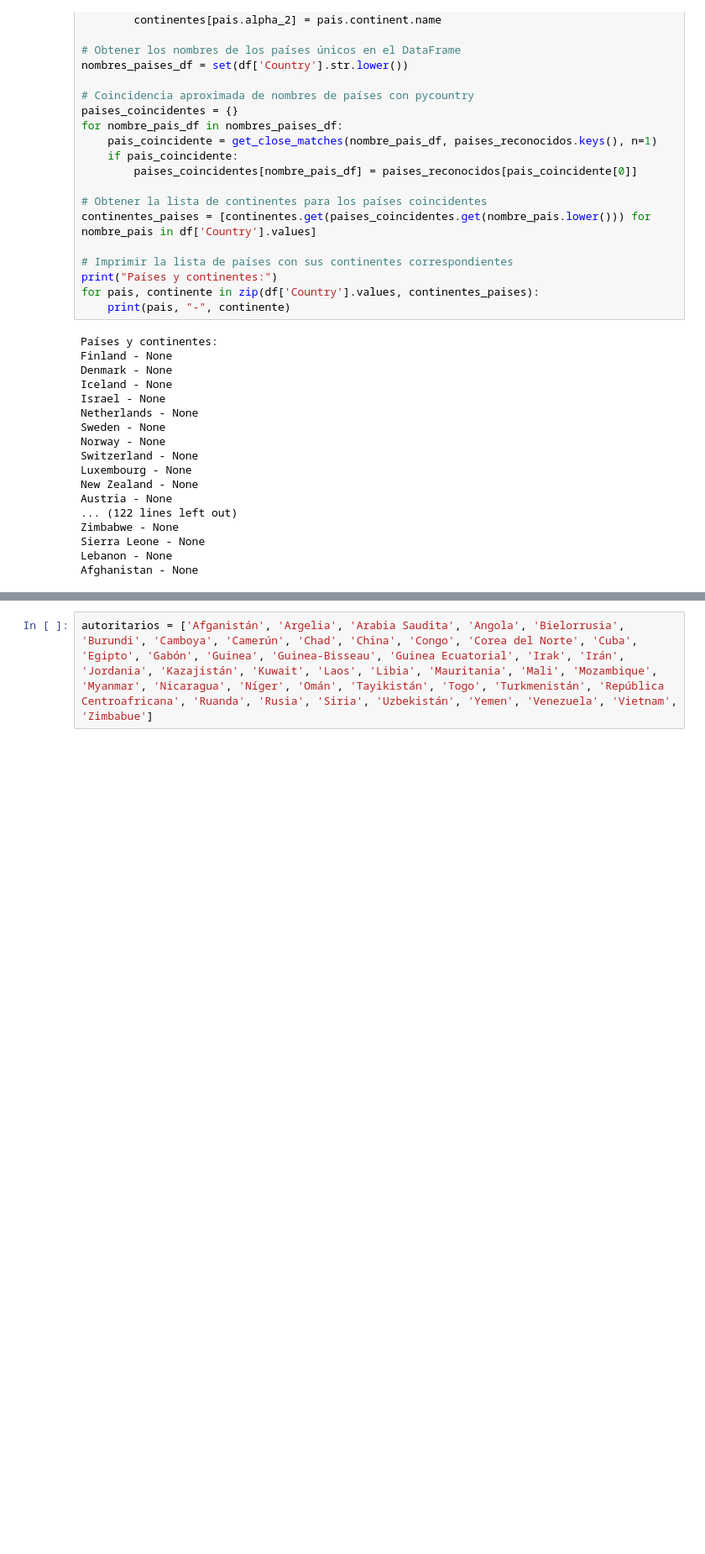
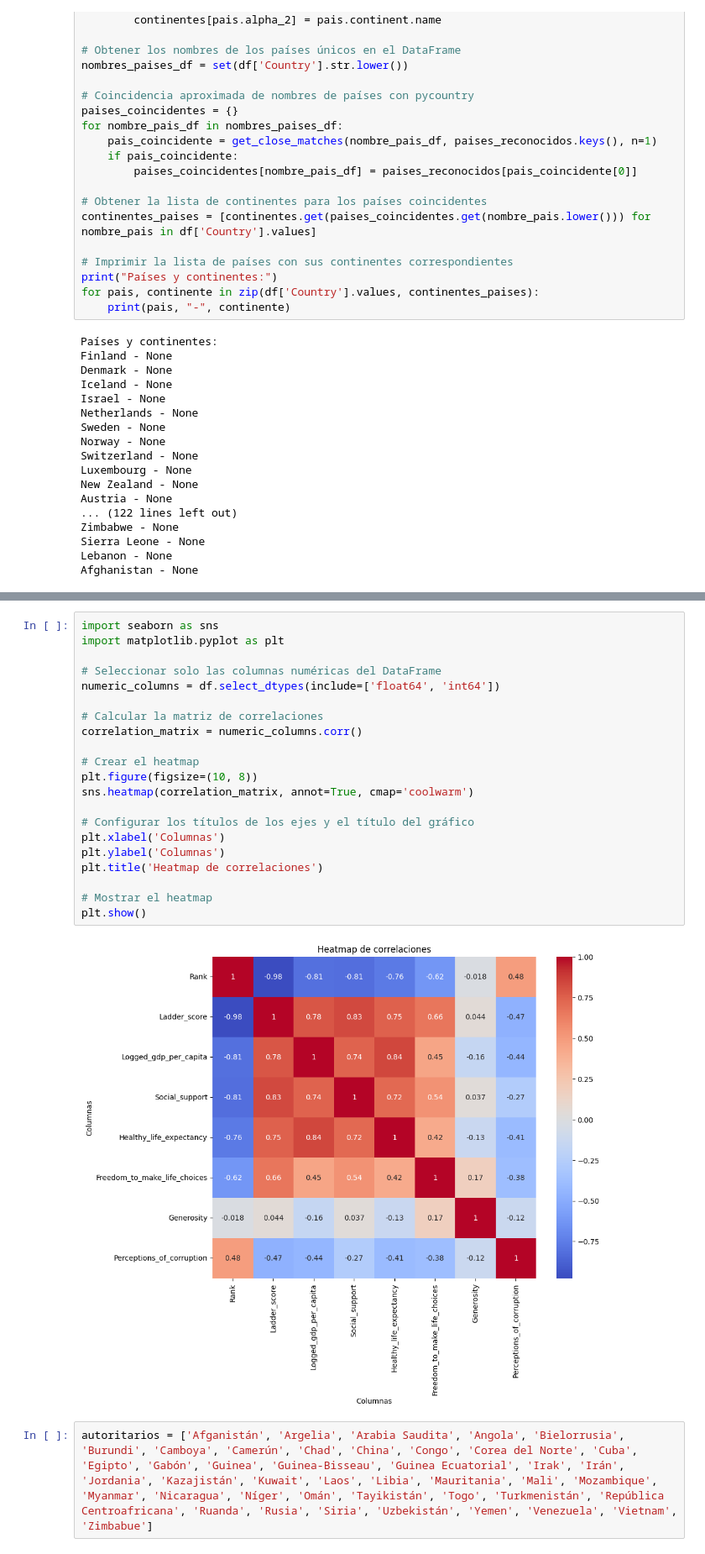
Before and after one commit to jose-luis666/w8-final_project, a Jupyter notebook: Untitled-2.ipynb, the cells around one changed output, grey strips where cells are left out. Shown: that part at 84% size. Drawn from its saved outputs; the diff is of its cells as text; blank space fills up the shorter version.

Commit message:
sigo con correlaciones

```diff
--- a/Untitled-2.ipynb
+++ b/Untitled-2.ipynb
@@ -387,3 +659,26 @@ Media Perceptions of Corruption: 0.7254014598540146
+# %%
+import seaborn as sns
+import matplotlib.pyplot as plt
+
+# Seleccionar solo las columnas numéricas del DataFrame
+numeric_columns = df.select_dtypes(include=['float64', 'int64'])
+
+# Calcular la matriz de correlaciones
+correlation_matrix = numeric_columns.corr()
+
+# Crear el heatmap
+plt.figure(figsize=(10, 8))
+sns.heatmap(correlation_matrix, annot=True, cmap='coolwarm')
+
+# Configurar los títulos de los ejes y el título del gráfico
+plt.xlabel('Columnas')
+plt.ylabel('Columnas')
+plt.title('Heatmap de correlaciones')
+
+# Mostrar el heatmap
+plt.show()
+# %% [output]
+[figure, added]
 # %%
 autoritarios = ['Afganistán', 'Argelia', 'Arabia Saudita', 'Angola', 'Bielorrusia', 'Burundi', 'Camboya', 'Camerún', 'Chad', 'China', 'Congo', 'Corea del Norte', 'Cuba', 'Egipto', 'Gabón', 'Guinea', 'Guinea-Bisseau', 'Guinea Ecuatorial', 'Irak', 'Irán', 'Jordania', 'Kazajistán', 'Kuwait', 'Laos', 'Libia', 'Mauritania', 'Mali', 'Mozambique', 'Myanmar', 'Nicaragua', 'Níger', 'Omán', 'Tayikistán', 'Togo', 'Turkmenistán', 'República Centroafricana', 'Ruanda', 'Rusia', 'Siria', 'Uzbekistán', 'Yemen', 'Venezuela', 'Vietnam', 'Zimbabue']
 # %%
```
Also changed, not shown: parts of 17 cells of this notebook, 1 other file.
